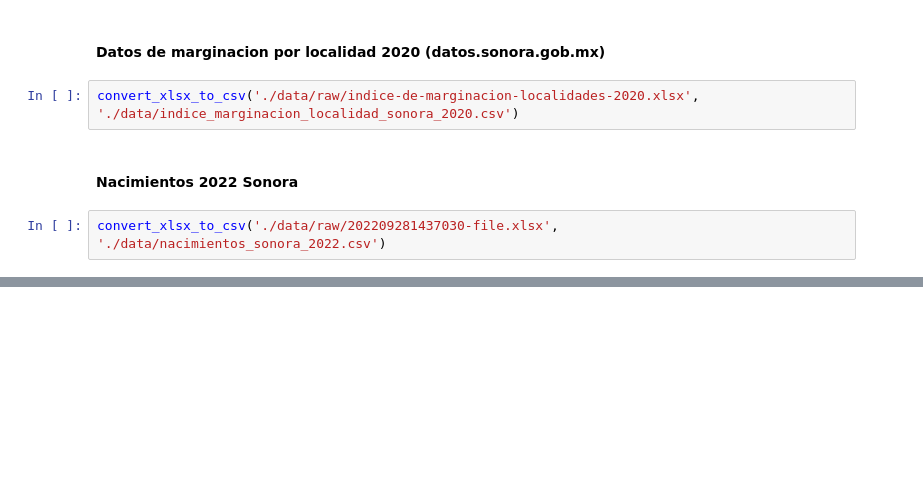
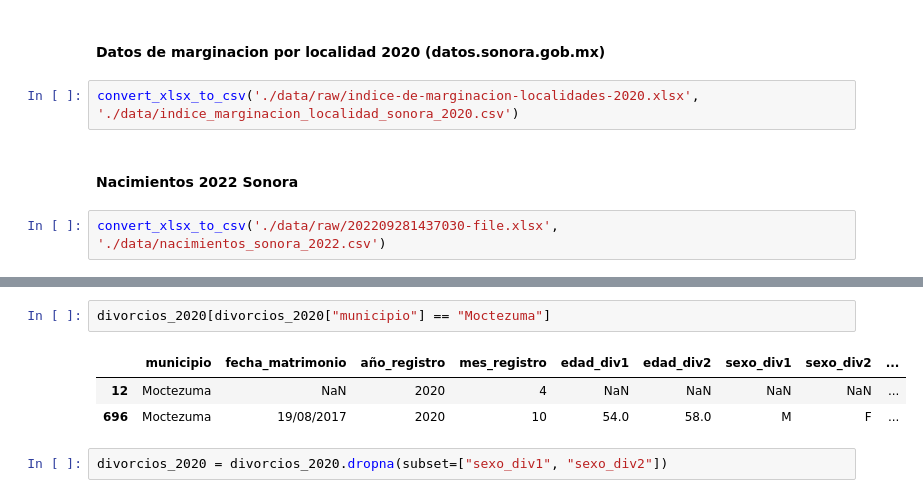
Before and after one commit to JesusF10/Hackaton-LCC-2025, a Jupyter notebook: notas.ipynb, the cells around one changed output, grey strips where cells are left out. Drawn from its saved outputs; the diff is of its cells as text; blank space fills up the shorter version.

```diff
--- a/notas.ipynb
+++ b/notas.ipynb
@@ -43,0 +99,8 @@ convert_xlsx_to_csv('./data/raw/202209281437030-file.xlsx', './data/nacimientos_
+# %%
+divorcios_2020[divorcios_2020["municipio"] == "Moctezuma"]
+# %% [output]
+|  | municipio | fecha_matrimonio | año_registro | mes_registro | edad_div1 | edad_div2 | sexo_div1 | sexo_div2 | ... |
+| 12 | Moctezuma | NaN | 2020 | 4 | NaN | NaN | NaN | NaN | ... |
+| 696 | Moctezuma | 19/08/2017 | 2020 | 10 | 54.0 | 58.0 | M | F | ... |
+# %%
+divorcios_2020 = divorcios_2020.dropna(subset=["sexo_div1", "sexo_div2"])
```
Also changed, not shown: parts of 10 cells of this notebook, 1 other file.
